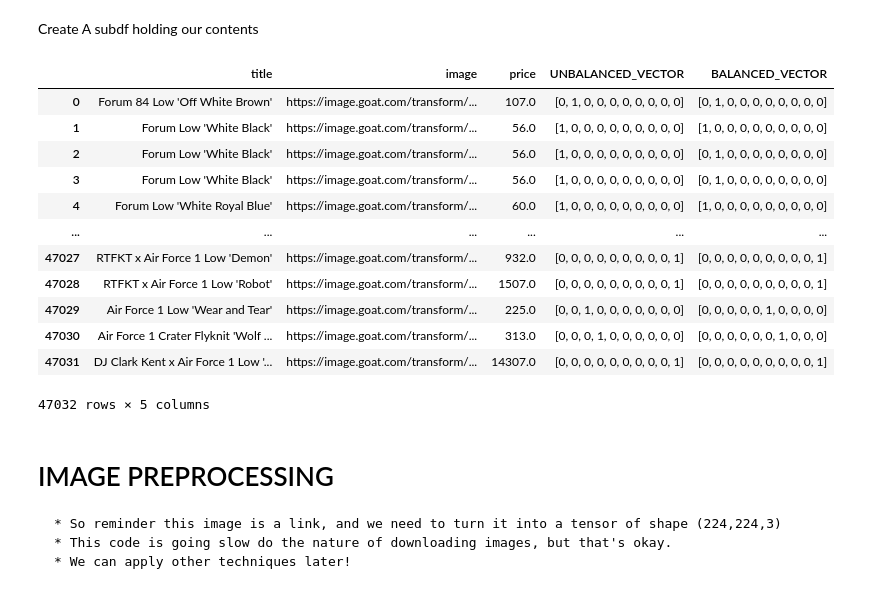
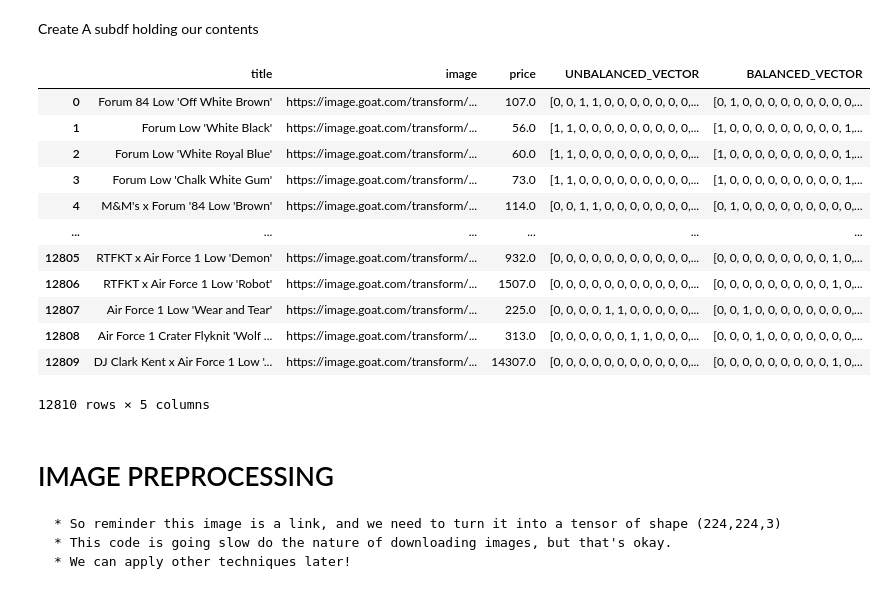
Before and after one commit to jkelley2070/CNN-Sneaker-Price-Forecast, a Jupyter notebook: DataCleaning.ipynb, the cells around one changed output. Drawn from its saved outputs; the diff is of its cells as text; code cells hidden in the pictures.

Commit message:
Fixed DF making duplicates

```diff
--- a/DataCleaning.ipynb
+++ b/DataCleaning.ipynb
@@ -132,28 +132,25 @@ balanced_df
 # %% [markdown]
 Create A subdf holding our contents
 # %%
+df = df.drop_duplicates(subset='image')
 final_df = df[['title', 'image', 'price', 'UNBALANCED_VECTOR']]
-final_df = final_df.set_index('title')
-balanced_df = balanced_df.set_index('title')
-final_df = final_df.join(balanced_df['BALANCED_VECTOR'], on='title', how='left')
-final_df = final_df.reset_index()
+final_df = final_df.merge(balanced_df[['image', 'BALANCED_VECTOR']], on='image', how='left')
 final_df.to_csv("Final_DF.csv")
+final_df
+# %% [output]
+|  | title | image | price | UNBALANCED_VECTOR | BALANCED_VECTOR |
+| 0 | Forum 84 Low 'Off White Brown' | https://image.goat.com/transform/... | 107.0 | [0, 0, 1, 1, 0, 0, 0, 0, 0, 0, 0,... | [0, 1, 0, 0, 0, 0, 0, 0, 0, 0, 0,... |
+| 1 | Forum Low 'White Black' | https://image.goat.com/transform/... | 56.0 | [1, 1, 0, 0, 0, 0, 0, 0, 0, 0, 0,... | [1, 0, 0, 0, 0, 0, 0, 0, 0, 0, 1,... |
+| 2 | Forum Low 'White Royal Blue' | https://image.goat.com/transform/... | 60.0 | [1, 1, 0, 0, 0, 0, 0, 0, 0, 0, 0,... | [1, 0, 0, 0, 0, 0, 0, 0, 0, 0, 1,... |
+| 3 | Forum Low 'Chalk White Gum' | https://image.goat.com/transform/... | 73.0 | [1, 1, 0, 0, 0, 0, 0, 0, 0, 0, 0,... | [1, 0, 0, 0, 0, 0, 0, 0, 0, 0, 1,... |
+| 4 | M&M's x Forum '84 Low 'Brown' | https://image.goat.com/transform/... | 114.0 | [0, 0, 1, 1, 0, 0, 0, 0, 0, 0, 0,... | [0, 1, 0, 0, 0, 0, 0, 0, 0, 0, 0,... |
+| ... | ... | ... | ... | ... | ... |
+| 12805 | RTFKT x Air Force 1 Low 'Demon' | https://image.goat.com/transform/... | 932.0 | [0, 0, 0, 0, 0, 0, 0, 0, 0, 0, 0,... | [0, 0, 0, 0, 0, 0, 0, 0, 0, 1, 0,... |
+| 12806 | RTFKT x Air Force 1 Low 'Robot' | https://image.goat.com/transform/... | 1507.0 | [0, 0, 0, 0, 0, 0, 0, 0, 0, 0, 0,... | [0, 0, 0, 0, 0, 0, 0, 0, 0, 1, 0,... |
+| 12807 | Air Force 1 Low 'Wear and Tear' | https://image.goat.com/transform/... | 225.0 | [0, 0, 0, 0, 1, 1, 0, 0, 0, 0, 0,... | [0, 0, 1, 0, 0, 0, 0, 0, 0, 0, 0,... |
+| 12808 | Air Force 1 Crater Flyknit 'Wolf ... | https://image.goat.com/transform/... | 313.0 | [0, 0, 0, 0, 0, 0, 1, 1, 0, 0, 0,... | [0, 0, 0, 1, 0, 0, 0, 0, 0, 0, 0,... |
+| 12809 | DJ Clark Kent x Air Force 1 Low '... | https://image.goat.com/transform/... | 14307.0 | [0, 0, 0, 0, 0, 0, 0, 0, 0, 0, 0,... | [0, 0, 0, 0, 0, 0, 0, 0, 0, 1, 0,... |
+12810 rows × 5 columns
-# %%
-final_df
-# %% [output]
-|  | title | image | price | UNBALANCED_VECTOR | BALANCED_VECTOR |
-| 0 | Forum 84 Low 'Off White Brown' | https://image.goat.com/transform/... | 107.0 | [0, 1, 0, 0, 0, 0, 0, 0, 0, 0] | [0, 1, 0, 0, 0, 0, 0, 0, 0, 0] |
-| 1 | Forum Low 'White Black' | https://image.goat.com/transform/... | 56.0 | [1, 0, 0, 0, 0, 0, 0, 0, 0, 0] | [1, 0, 0, 0, 0, 0, 0, 0, 0, 0] |
-| 2 | Forum Low 'White Black' | https://image.goat.com/transform/... | 56.0 | [1, 0, 0, 0, 0, 0, 0, 0, 0, 0] | [0, 1, 0, 0, 0, 0, 0, 0, 0, 0] |
-| 3 | Forum Low 'White Black' | https://image.goat.com/transform/... | 56.0 | [1, 0, 0, 0, 0, 0, 0, 0, 0, 0] | [0, 1, 0, 0, 0, 0, 0, 0, 0, 0] |
-| 4 | Forum Low 'White Royal Blue' | https://image.goat.com/transform/... | 60.0 | [1, 0, 0, 0, 0, 0, 0, 0, 0, 0] | [1, 0, 0, 0, 0, 0, 0, 0, 0, 0] |
-| ... | ... | ... | ... | ... | ... |
-| 47027 | RTFKT x Air Force 1 Low 'Demon' | https://image.goat.com/transform/... | 932.0 | [0, 0, 0, 0, 0, 0, 0, 0, 0, 1] | [0, 0, 0, 0, 0, 0, 0, 0, 0, 1] |
-| 47028 | RTFKT x Air Force 1 Low 'Robot' | https://image.goat.com/transform/... | 1507.0 | [0, 0, 0, 0, 0, 0, 0, 0, 0, 1] | [0, 0, 0, 0, 0, 0, 0, 0, 0, 1] |
-| 47029 | Air Force 1 Low 'Wear and Tear' | https://image.goat.com/transform/... | 225.0 | [0, 0, 1, 0, 0, 0, 0, 0, 0, 0] | [0, 0, 0, 0, 0, 1, 0, 0, 0, 0] |
-| 47030 | Air Force 1 Crater Flyknit 'Wolf ... | https://image.goat.com/transform/... | 313.0 | [0, 0, 0, 1, 0, 0, 0, 0, 0, 0] | [0, 0, 0, 0, 0, 0, 1, 0, 0, 0] |
-| 47031 | DJ Clark Kent x Air Force 1 Low '... | https://image.goat.com/transform/... | 14307.0 | [0, 0, 0, 0, 0, 0, 0, 0, 0, 1] | [0, 0, 0, 0, 0, 0, 0, 0, 0, 1] |
-47032 rows × 5 columns
 # %% [markdown]
 # IMAGE PREPROCESSING
     * So reminder this image is a link, and we need to turn it into a tensor of shape (224,224,3)
```
Also changed, not shown: parts of 7 cells of this notebook.
